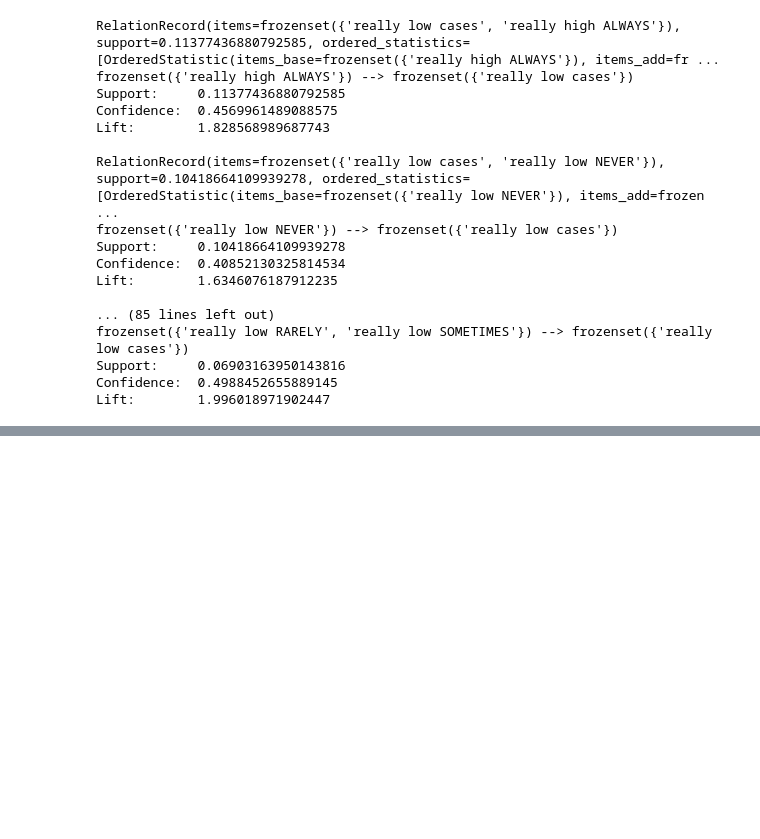
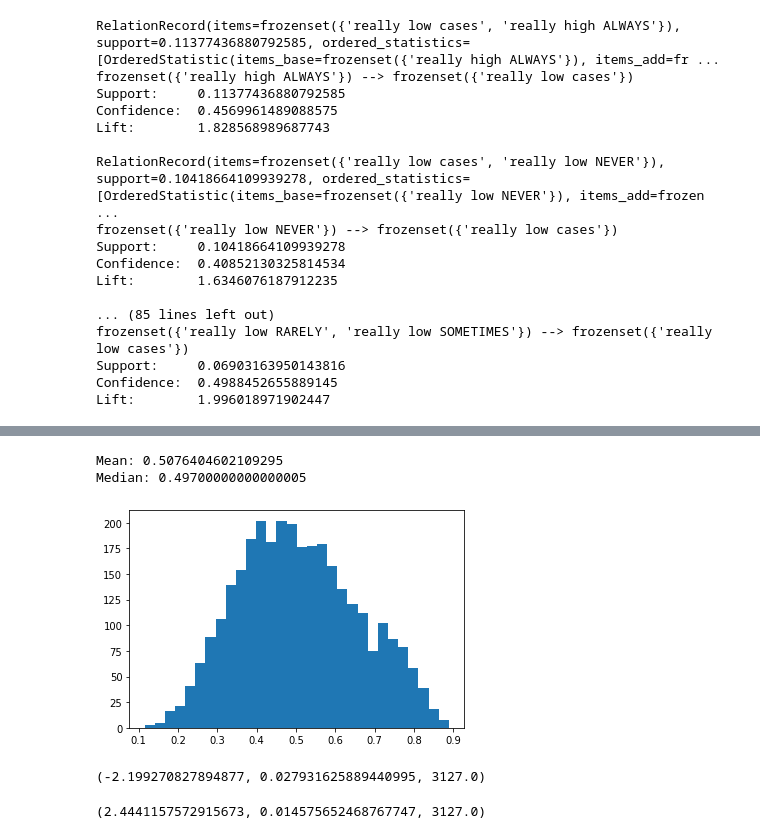
Before and after one commit to rupaltotale/CovidData, a Jupyter notebook: Covid_Spread_Analysis.ipynb, the cells around one changed output, grey strips where cells are left out. Drawn from its saved outputs; the diff is of its cells as text; code cells hidden in the pictures; blank space fills up the shorter version.

```diff
--- a/Covid_Spread_Analysis.ipynb
+++ b/Covid_Spread_Analysis.ipynb
@@ -201,3 +219,9 @@ def print_rules(result, consequent_key):
       print("Confidence: ", stats.confidence)
       print("Lift:       ", stats.lift)
       print()
+# %%
+def visualize_series(x, end_quantile=0.95):
+  print("Mean:", x.mean())
+  print("Median:", x.median())
+  plt.hist(x, bins=30, range=(x.min(), x.quantile(end_quantile)))
+  plt.show()
@@ -1057,0 +1095,16 @@ print_rules(association_results, "really high cases")
+# %%
+x = df_all['ALWAYS']
+visualize_series(x, 1)
+# %% [output]
+Mean: 0.5076404602109295
+Median: 0.49700000000000005
+[figure, added]
+# %%
+hypothesis_test_diff_prop(x)
+# %% [output]
+(-2.199270827894877, 0.027931625889440995, 3127.0)
+# %%
+# Similar test - should see similar results
+hypothesis_test_diff_prop(df_all['NEVER'])
+# %% [output]
+(2.4441157572915673, 0.014575652468767747, 3127.0)
```
Also changed, not shown: parts of 35 cells of this notebook.
